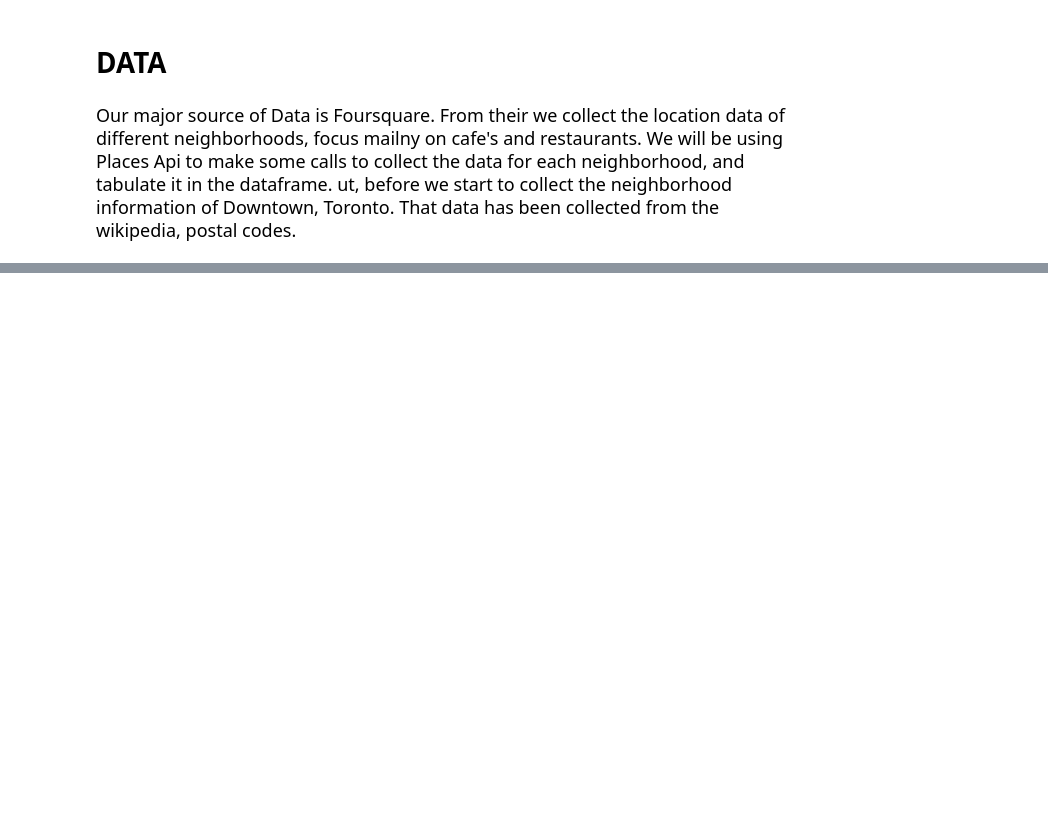
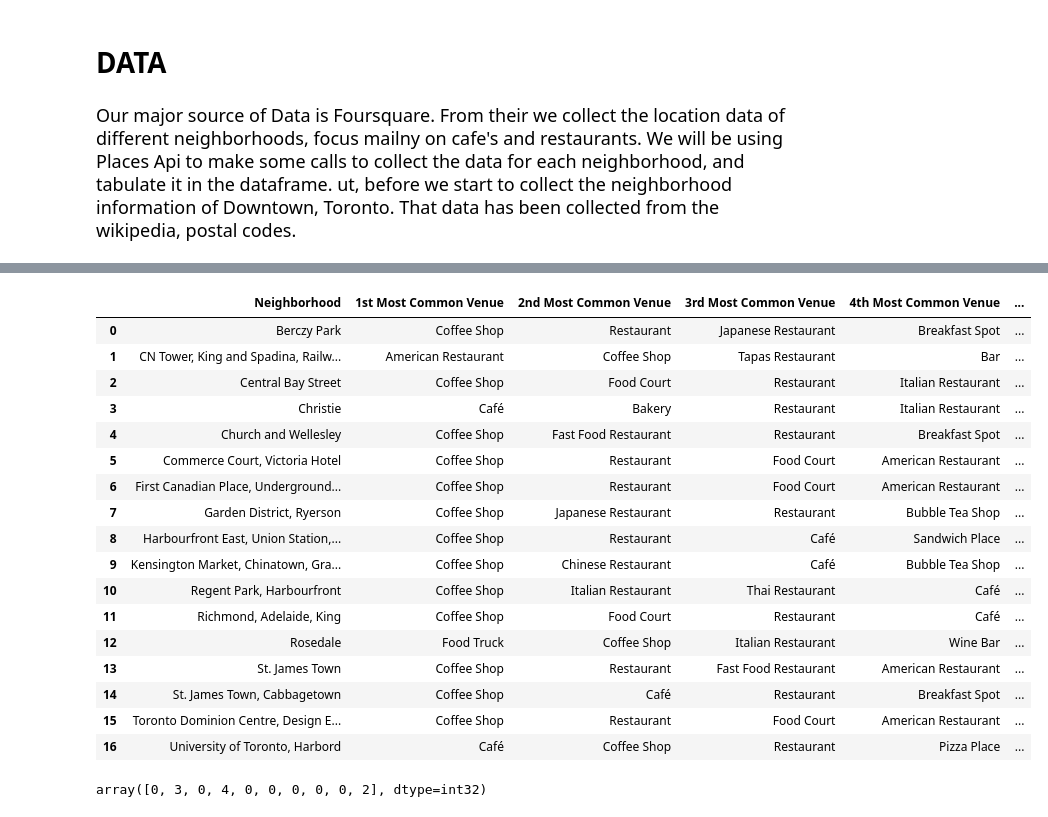
Before and after one commit to Anupam-J/Coursera_Capstone, a Jupyter notebook: Best location for a Restaurant in Downtown Toronto.ipynb, the cells around one changed output, grey strips where cells are left out. Drawn from its saved outputs; the diff is of its cells as text; code cells hidden in the pictures; blank space fills up the shorter version.

```diff
--- a/Best location for a Restaurant in Downtown Toronto.ipynb
+++ b/Best location for a Restaurant in Downtown Toronto.ipynb
@@ -18,0 +346,16 @@
+# %%
+for hood in Downtown_grouped['Neighborhood']:
+    print("----"+hood+"----")
+    temp = Downtown_grouped[Downtown_grouped['Neighborhood'] == hood].T.reset_index()
+    temp.columns = ['venue','freq']
+    temp = temp.iloc[1:]
+    temp['freq'] = temp['freq'].astype(float)
+    temp = temp.round({'freq': 2})
+    print(temp.sort_values('freq', ascending=False).reset_index(drop=True).head())
+    print('\n')
+
+def return_most_common_venues(row, num_top_venues):
+    row_categories = row.iloc[1:]
+    row_categories_sorted = row_categories.sort_values(ascending=False)
+
+    return row_categories_sorted.index.values[0: num_top_venues]
@@ -18,0 +380,48 @@
+# %%
+num_top_venues = 10
+
+indicators = ['st', 'nd', 'rd']
+
+columns = ['Neighborhood']
+for ind in np.arange(num_top_venues):
+    try:
+        columns.append('{}{} Most Common Venue'.format(ind+1, indicators[ind]))
+    except:
+        columns.append('{}th Most Common Venue'.format(ind+1))
+
+neighborhoods_venues_sorted = pd.DataFrame(columns=columns)
+neighborhoods_venues_sorted['Neighborhood'] = Downtown_grouped['Neighborhood']
+
+for ind in np.arange(Downtown_grouped.shape[0]):
+    neighborhoods_venues_sorted.iloc[ind, 1:] = return_most_common_venues(Downtown_grouped.iloc[ind, :], num_top_venues)
+
+neighborhoods_venues_sorted
+# %% [output]
+|  | Neighborhood | 1st Most Common Venue | 2nd Most Common Venue | 3rd Most Common Venue | 4th Most Common Venue | ... |
+| 0 | Berczy Park | Coffee Shop | Restaurant | Japanese Restaurant | Breakfast Spot | ... |
+| 1 | CN Tower, King and Spadina, Railw... | American Restaurant | Coffee Shop | Tapas Restaurant | Bar | ... |
+| 2 | Central Bay Street | Coffee Shop | Food Court | Restaurant | Italian Restaurant | ... |
+| 3 | Christie | Café | Bakery | Restaurant | Italian Restaurant | ... |
+| 4 | Church and Wellesley | Coffee Shop | Fast Food Restaurant | Restaurant | Breakfast Spot | ... |
+| 5 | Commerce Court, Victoria Hotel | Coffee Shop | Restaurant | Food Court | American Restaurant | ... |
+| 6 | First Canadian Place, Underground... | Coffee Shop | Restaurant | Food Court | American Restaurant | ... |
+| 7 | Garden District, Ryerson | Coffee Shop | Japanese Restaurant | Restaurant | Bubble Tea Shop | ... |
+| 8 | Harbourfront East, Union Station,... | Coffee Shop | Restaurant | Café | Sandwich Place | ... |
+| 9 | Kensington Market, Chinatown, Gra... | Coffee Shop | Chinese Restaurant | Café | Bubble Tea Shop | ... |
+| 10 | Regent Park, Harbourfront | Coffee Shop | Italian Restaurant | Thai Restaurant | Café | ... |
+| 11 | Richmond, Adelaide, King | Coffee Shop | Food Court | Restaurant | Café | ... |
+| 12 | Rosedale | Food Truck | Coffee Shop | Italian Restaurant | Wine Bar | ... |
+| 13 | St. James Town | Coffee Shop | Restaurant | Fast Food Restaurant | American Restaurant | ... |
+| 14 | St. James Town, Cabbagetown | Coffee Shop | Café | Restaurant | Breakfast Spot | ... |
+| 15 | Toronto Dominion Centre, Design E... | Coffee Shop | Restaurant | Food Court | American Restaurant | ... |
+| 16 | University of Toronto, Harbord | Café | Coffee Shop | Restaurant | Pizza Place | ... |
+# %%
+kclusters = 5
+
+Downtown_grouped_clustering = Downtown_grouped.drop('Neighborhood', 1)
+
+kmeans = KMeans(n_clusters=kclusters, random_state=0).fit(Downtown_grouped_clustering)
+
+kmeans.labels_[0:10]
+# %% [output]
+array([0, 3, 0, 4, 0, 0, 0, 0, 0, 2], dtype=int32)
```
Also changed, not shown: parts of 26 cells of this notebook.
